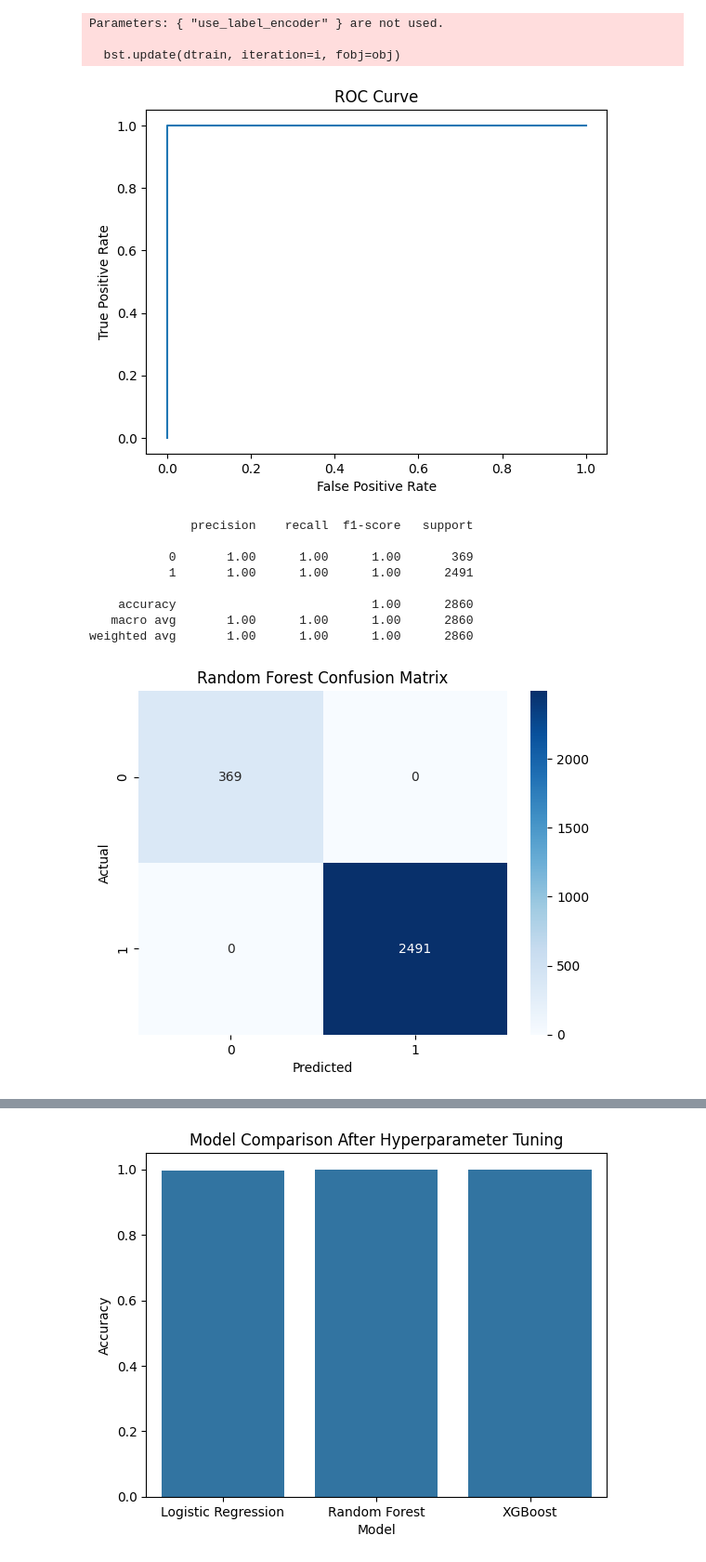
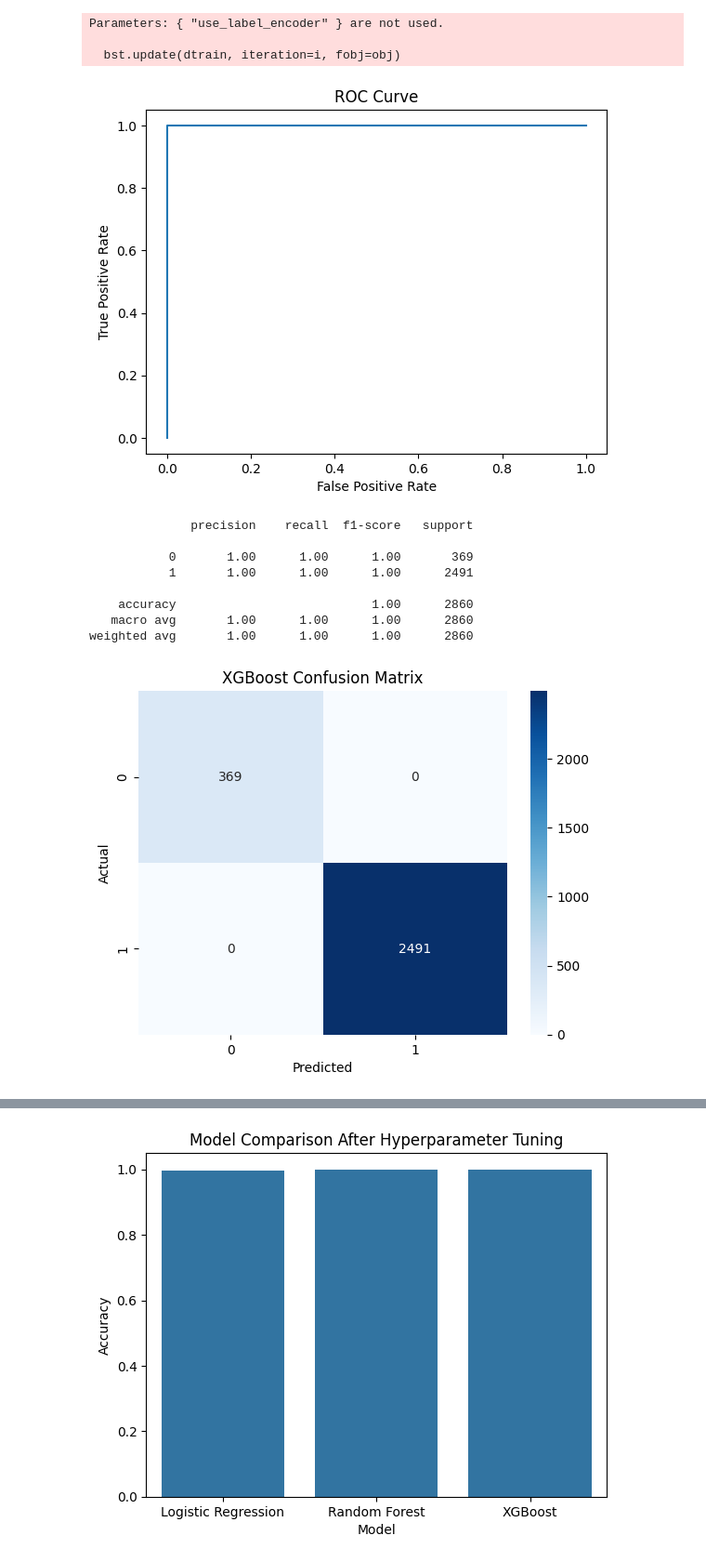
Before and after one commit to GKSJ-Deepvision/B13-ExoHabitAI, a Jupyter notebook: notebooks/model_training.ipynb, the cells around one changed output, grey strips where cells are left out. Shown at 93% size. Cells and saved outputs as stored; diff of their text form; code cells hidden in the pictures.

```diff
--- a/notebooks/model_training.ipynb
+++ b/notebooks/model_training.ipynb
@@ -316,36 +340,36 @@ Parameters: { "use_label_encoder" } are not used.
 # %%
 y_prob = model_xgb.predict_proba(X_test)[:,1]
 
 fpr, tpr, _ = roc_curve(y_test, y_prob)
 
 plt.plot(fpr, tpr)
 plt.xlabel("False Positive Rate")
 plt.ylabel("True Positive Rate")
 plt.title("ROC Curve")
 plt.show()
 print(classification_report(y_test, y_pred_xgb))
+
+# confusion matrix for XGBoost
+cm = confusion_matrix(y_test, y_pred_xgb)
+
+sns.heatmap(cm, annot=True, fmt="d", cmap="Blues")
+
+plt.xlabel("Predicted")
+plt.ylabel("Actual")
+plt.title("XGBoost Confusion Matrix")
+
+plt.show()
 # %% [output]
 [figure]
               precision    recall  f1-score   support
 
            0       1.00      1.00      1.00       369
            1       1.00      1.00      1.00      2491
 
     accuracy                           1.00      2860
    macro avg       1.00      1.00      1.00      2860
 weighted avg       1.00      1.00      1.00      2860
+[figure, added]
-# %%
-cm = confusion_matrix(y_test, y_pred_rf)
-
-sns.heatmap(cm, annot=True, fmt="d", cmap="Blues")
-
-plt.xlabel("Predicted")
-plt.ylabel("Actual")
-plt.title("Random Forest Confusion Matrix")
-
-plt.show()
-# %% [output]
-[figure, removed]
 # %%
 lr_pred = model_lr.predict(X_test)
 rf_pred = model_rf.predict(X_test)
```
Also changed, not shown: parts of 23 cells of this notebook, 10 other files.
